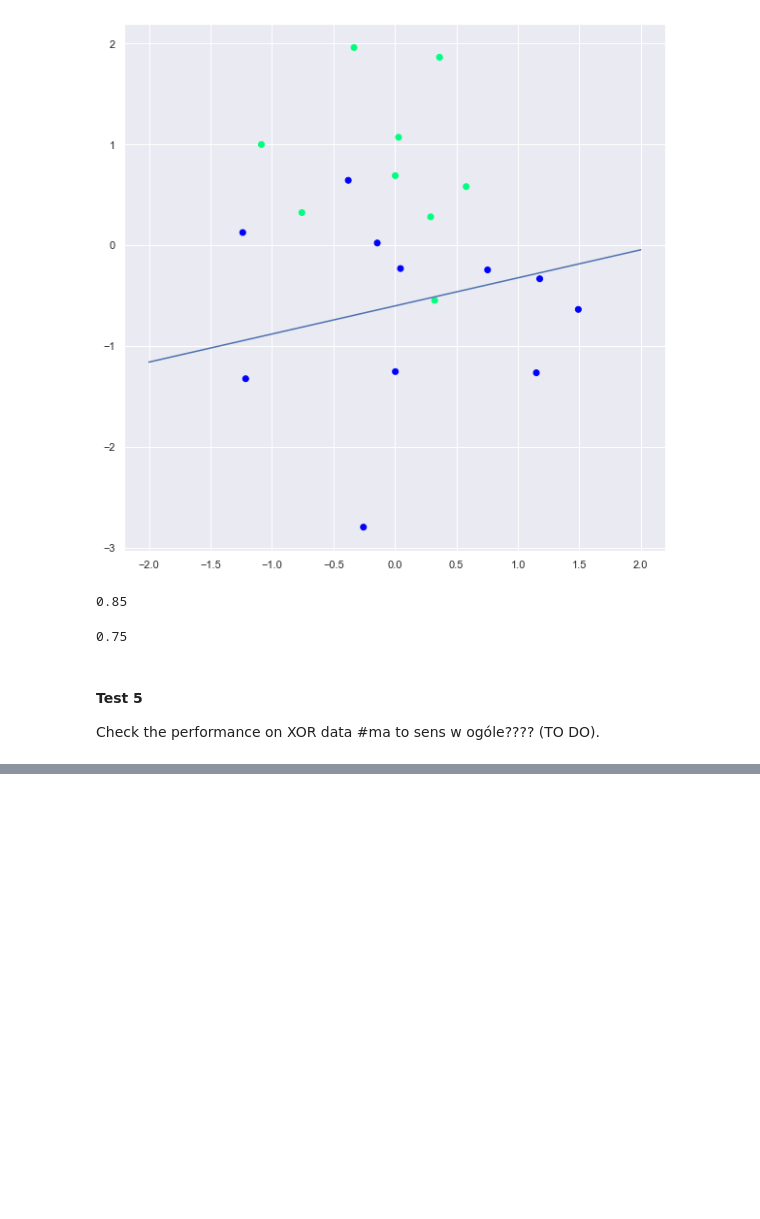
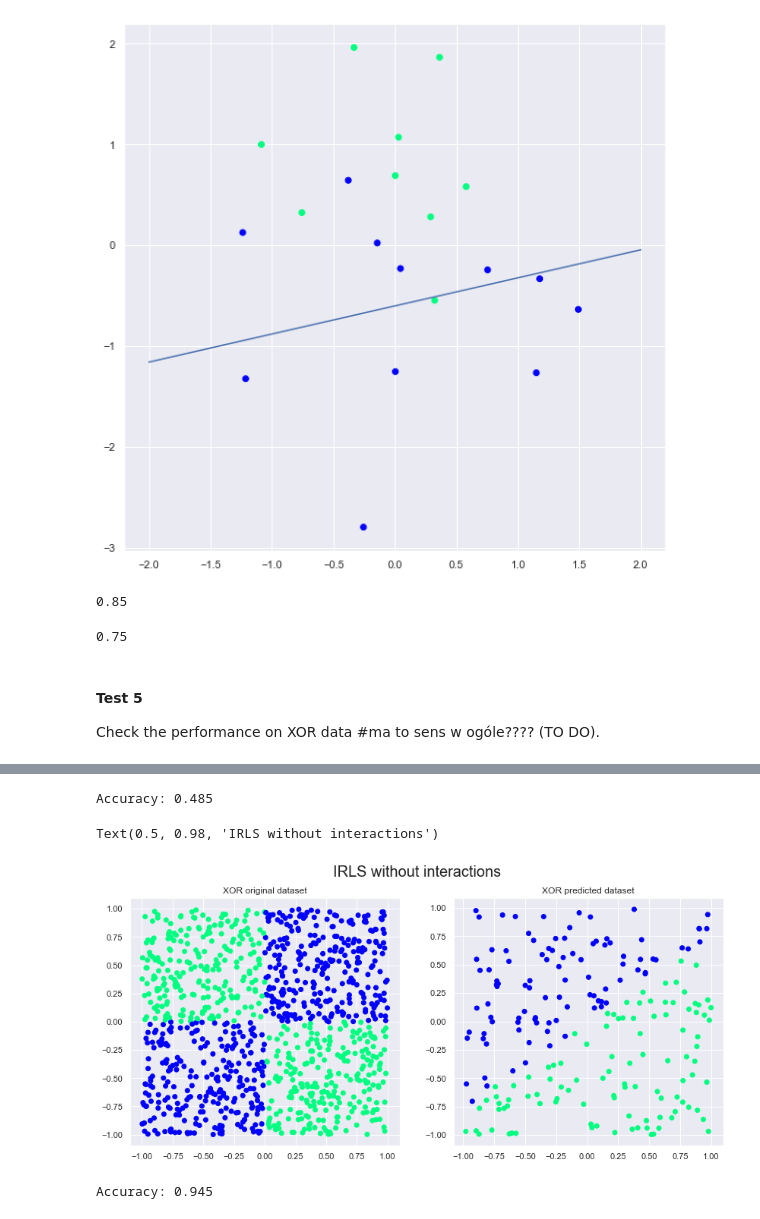
Before and after one commit to MaroonBlue/AML_Project1_IRLS, a Jupyter notebook: tests.ipynb, the cells around one changed output, grey strips where cells are left out. Saved outputs shown, nothing was run; the diff lists cells and outputs as text; code cells hidden in the pictures; blank space fills up the shorter version.

Commit message:
add XOR test

```diff
--- a/tests.ipynb
+++ b/tests.ipynb
@@ -209,0 +214,27 @@ Check the performance on XOR data #ma to sens w ogóle???? (TO DO).
+# %%
+#test IRLS without iteractions on XOR dataset
+xor_X_train, xor_X_test, xor_y_train, xor_y_test = train_test_split(xor_X, xor_y, test_size=0.2, random_state=42)
+xor_clf = LogisticRegression_with_IRLS()
+xor_clf.fit(xor_X_train, xor_y_train, max_iter=500)
+xor_y_pred = xor_clf.predict(xor_X_test)
+print(f'Accuracy: {accuracy_score(xor_y_test, xor_y_pred)}')
+# %% [output]
+Accuracy: 0.485
+# %%
+fig, ax = plt.subplots(1,2,figsize=(14, 6))
+ax[0].scatter(xor_X[:, 0], xor_X[:, 1], c=xor_y, cmap='winter')
+ax[0].title.set_text('XOR original dataset')
+ax[1].scatter(xor_X_test[:, 0], xor_X_test[:, 1], c=xor_y_pred, cmap='winter')
+ax[1].title.set_text('XOR predicted dataset')
+fig.suptitle('IRLS without interactions', fontsize=20)
+# %% [output]
+Text(0.5, 0.98, 'IRLS without interactions')
+[figure, added]
+# %%
+#test IRLS with iteractions on XOR dataset
+xor_clf_with = LogisticRegression_with_IRLS()
+xor_clf_with.fit(xor_X_train, xor_y_train, max_iter=500, interaction_ids=[[0, 1]])
+xor_y_pred_with = xor_clf_with.predict(xor_X_test)
+print(f'Accuracy: {accuracy_score(xor_y_test, xor_y_pred_with)}')
+# %% [output]
+Accuracy: 0.945
```
Also changed, not shown: parts of 6 cells of this notebook.
